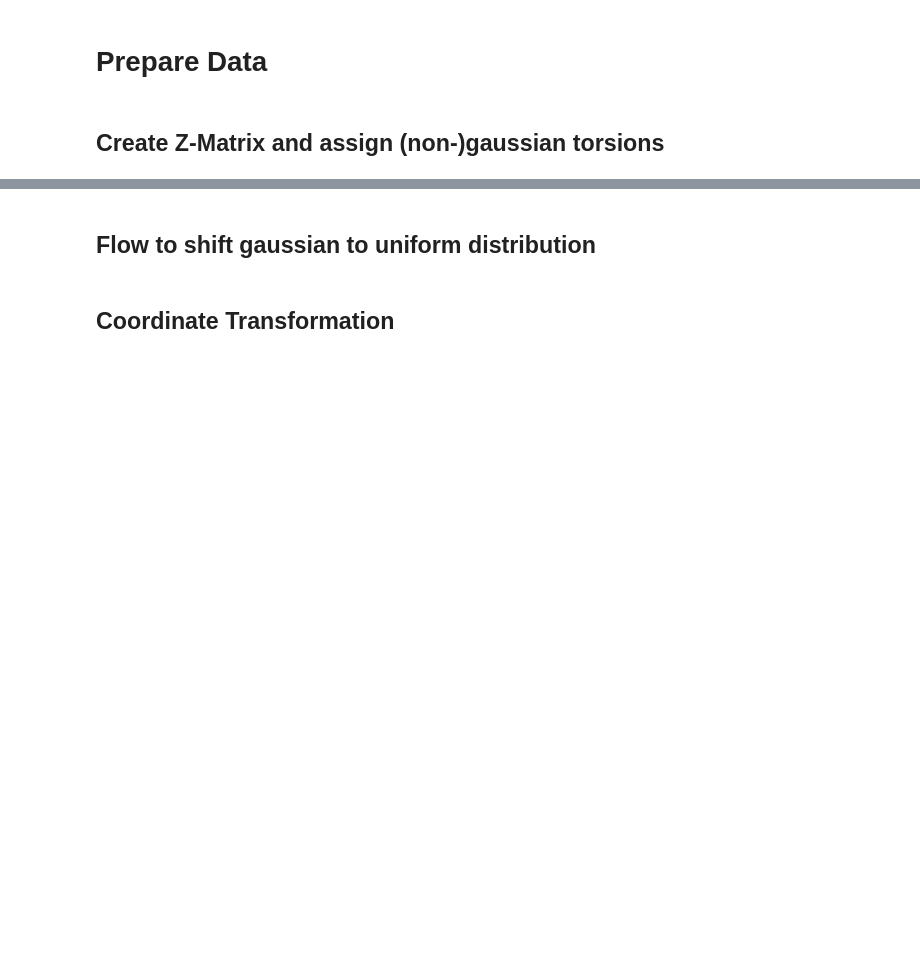
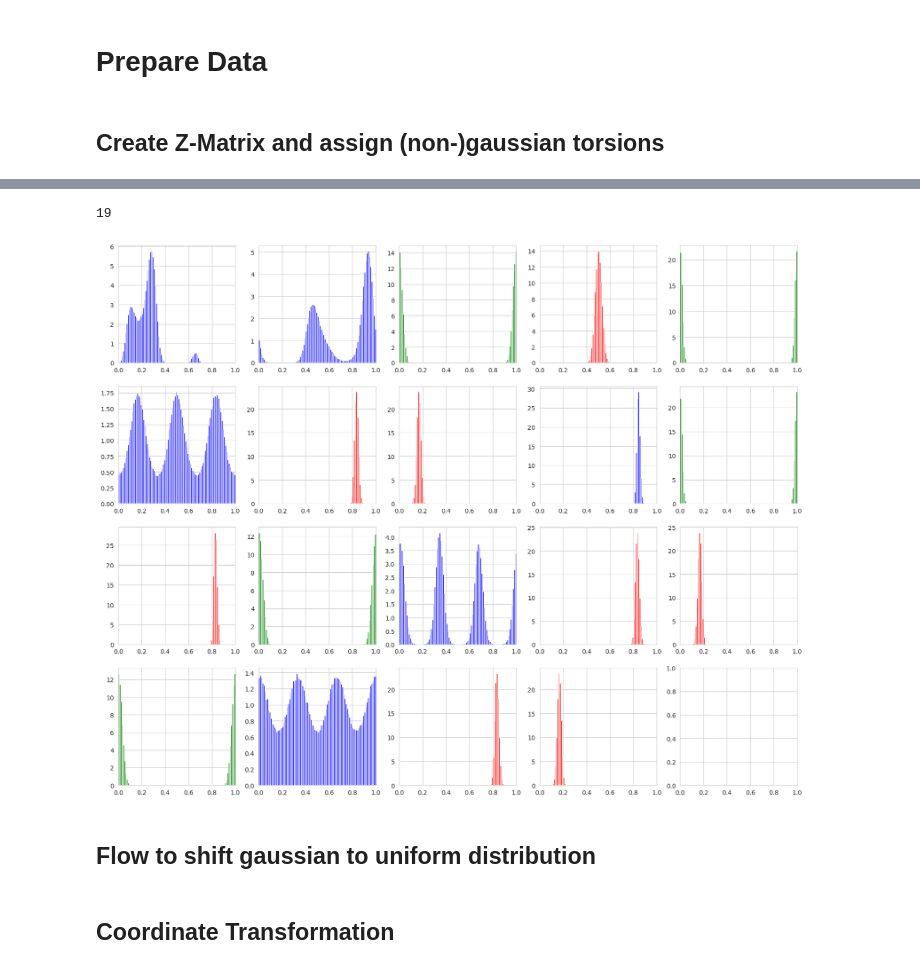
Before and after one commit to thelostscout/simplebg, a Jupyter notebook: notebooks/OppA_1b4z.ipynb, the cells around one changed output, grey strips where cells are left out. Saved outputs shown, nothing was run; the diff lists cells and outputs as text; code cells hidden in the pictures; blank space fills up the shorter version.

```diff
--- a/notebooks/OppA_1b4z.ipynb
+++ b/notebooks/OppA_1b4z.ipynb
@@ -80,0 +74,4 @@ topology = system._mdtraj_topology
+# %%
+ala2 = bgmol.datasets.Ala2TSF300(download=False, read=True)
+system = ala2.system
+topology = system.topology
@@ -81,13 +84,6 @@ topology = system._mdtraj_topology
 # %%
-traj = md.load_pdb(os.path.join(filepath,'traj.pdb'), top=topology)
+traj = ala2.trajectory
 # %%
-nb_fname = ipynbname.name()
-nb_path = ipynbname.path()
-
-#traj.save(f'traj{nb_fname}_7.h5')
-traj=md.load_hdf5(f'traj{nb_fname}_7.h5')
-
-traj.n_atoms
 data = traj.xyz.reshape(len(traj.xyz), -1)
 # %% [markdown]
 ## Load explicit solvent traj
@@ -252,11 +237,11 @@ FOLD_METHYL = False
 #set if torsion is gaussian and if has to be shifted
 with torch.no_grad():
     coordinate_transform = bg.GlobalInternalCoordinateTransformation(z_matrix)
-    torsions_values = assert_numpy(coordinate_transform.forward(training_data)[2])
+    torsions_values = assert_numpy(coordinate_transform.forward(training_data)[2])#[:50_000]
+    is_methyl = bgmol.is_methyl_torsion(z_matrix, system.mdtraj_topology)
     if FOLD_METHYL:
         #set methyl groups. these are also trivial, but some are too uniform to be modelled as truncated gaussian
-        is_methyl = bgmol.is_methyl_torsion(z_matrix, model.mdtraj_topology)
-        torsions_values[:, is_methyl[3:]] = (torsions_values[:, is_methyl[3:]] % (1/3)) * 3 #fold the methyls
+        torsions_values[:, is_methyl[3:]] = (torsions_values[:, is_methyl[3:]] % (1/3)) *3 #fold the methyls
     n_torsions = torsions_values.shape[-1]
 
 
@@ -266,11 +251,13 @@ with warnings.catch_warnings():
     is_tobe_shifted = np.full(n_torsions, False)
     for t in range(n_torsions):
         pvalue = shapiro(torsions_values[:,t])[1]
-        if pvalue > 0:
+        print(t, pvalue)
+        if pvalue > 1e-30:
             is_gaussian[t] = True
         else:
             pvalue = shapiro((torsions_values[:,t]+0.5)%1)[1]
-            if pvalue > 0:
+            print("shifted", pvalue)
+            if pvalue > 1e-30:
                 is_tobe_shifted[t] = True
 
 is_gaussian = np.append(np.full(3, False), is_gaussian) #add first three anchor points
@@ -291,3 +293,25 @@ Tot trivial torsions: 44
+# %%
+n_torsions
+# %% [output]
+19
+# %%
+fig, ax = plt.subplots(4,5, figsize=(20,16))
+for i in range(4):
+    for j in range(5):
+        if 5*i+j >= n_torsions:
+            break
+        if is_methyl[5*i+j+3]:
+            c = "orange"
+        if is_gaussian[5*i+j+3]:
+            c = "red"
+        elif is_tobe_shifted[5*i+j+3]:
+            c = "green"
+        else:
+            c = "blue"
+        ax[i,j].hist(torsions_values[:,5*i+j], bins=100, range=(0,1), density=True, color=c)
+        ax[i,j].set_xlim(0,1)
+# %% [output]
+[figure, added]
 # %% [markdown]
 ## Flow to shift gaussian to uniform distribution
 # %%
```
Also changed, not shown: parts of 62 cells of this notebook, 7 other files.
